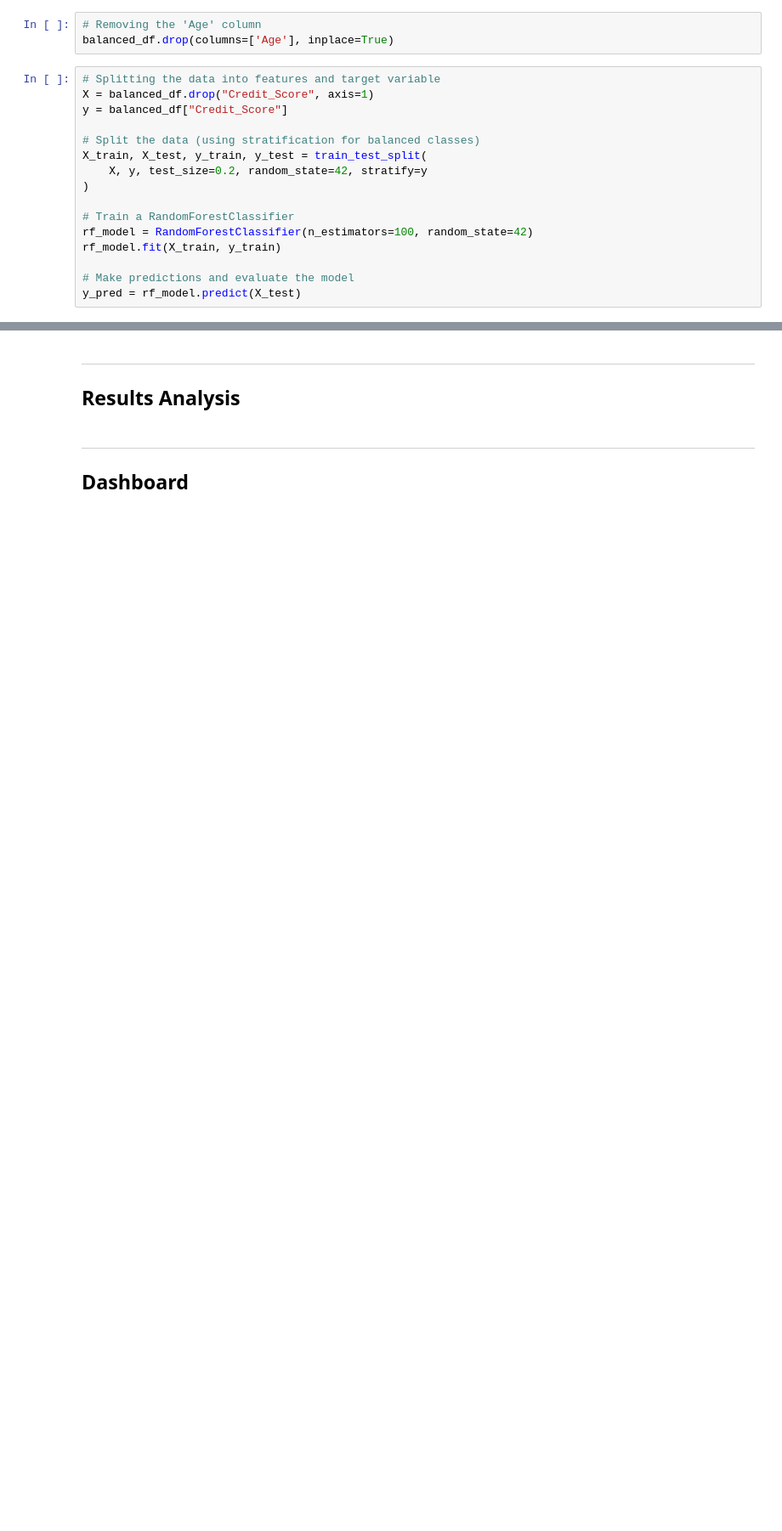
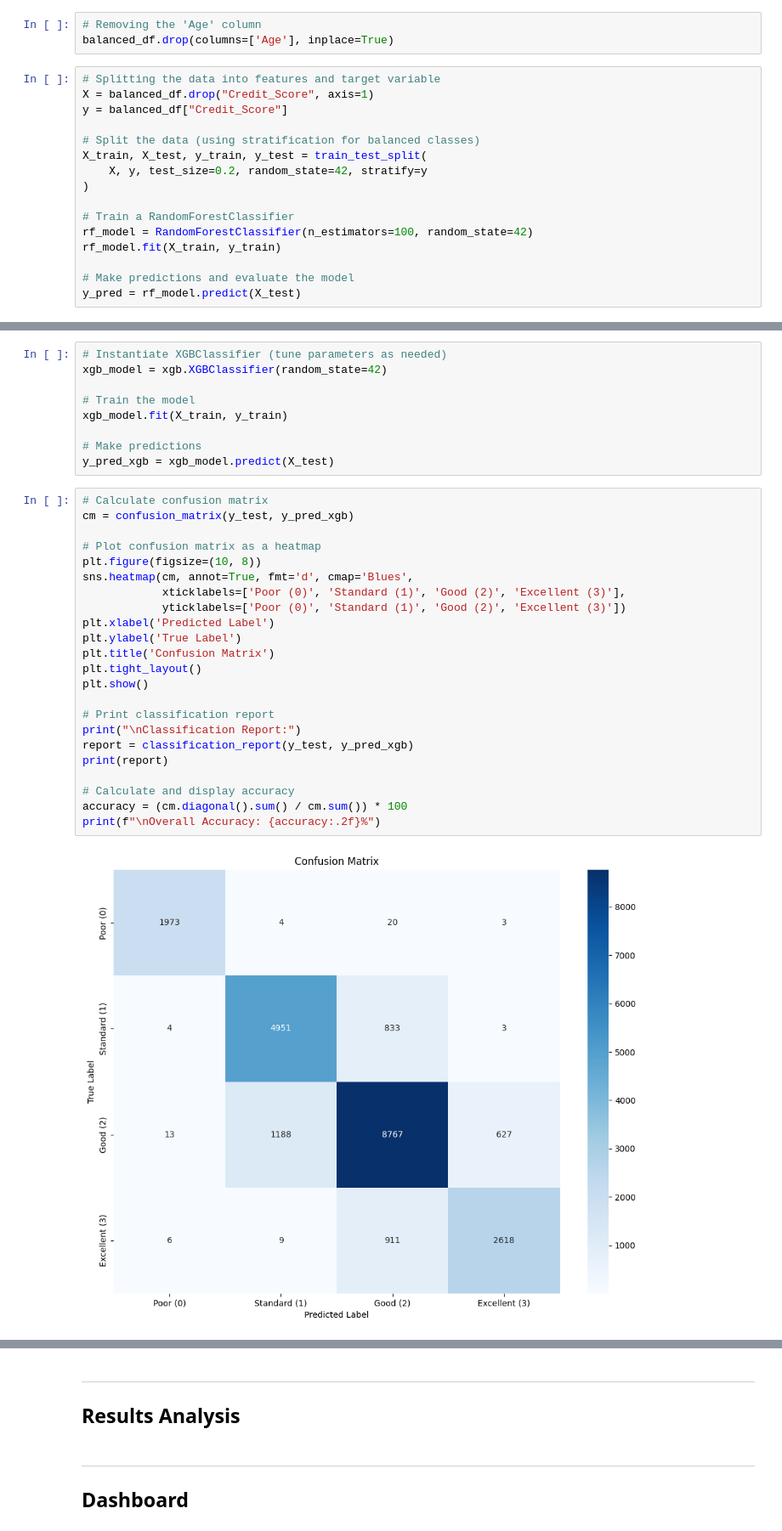
Before and after one commit to Chargent/Credit-Score-Prediction, a Jupyter notebook: main.ipynb, the cells around one changed output, grey strips where cells are left out. Shown at 85% size. Cells and saved outputs as stored; diff of their text form; blank space fills up the shorter version.

```diff
--- a/main.ipynb
+++ b/main.ipynb
@@ -1632,0 +1656,34 @@ Overall Accuracy: 85.82%
+# %%
+# Instantiate XGBClassifier (tune parameters as needed)
+xgb_model = xgb.XGBClassifier(random_state=42)
+
+# Train the model
+xgb_model.fit(X_train, y_train)
+
+# Make predictions
+y_pred_xgb = xgb_model.predict(X_test)
+# %%
+# Calculate confusion matrix
+cm = confusion_matrix(y_test, y_pred_xgb)
+
+# Plot confusion matrix as a heatmap
+plt.figure(figsize=(10, 8))
+sns.heatmap(cm, annot=True, fmt='d', cmap='Blues',
+            xticklabels=['Poor (0)', 'Standard (1)', 'Good (2)', 'Excellent (3)'],
+            yticklabels=['Poor (0)', 'Standard (1)', 'Good (2)', 'Excellent (3)'])
+plt.xlabel('Predicted Label')
+plt.ylabel('True Label')
+plt.title('Confusion Matrix')
+plt.tight_layout()
+plt.show()
+
+# Print classification report
+print("\nClassification Report:")
+report = classification_report(y_test, y_pred_xgb)
+print(report)
+
+# Calculate and display accuracy
+accuracy = (cm.diagonal().sum() / cm.sum()) * 100
+print(f"\nOverall Accuracy: {accuracy:.2f}%")
+# %% [output]
+[figure, added]
```
Also changed, not shown: parts of 15 cells of this notebook.
